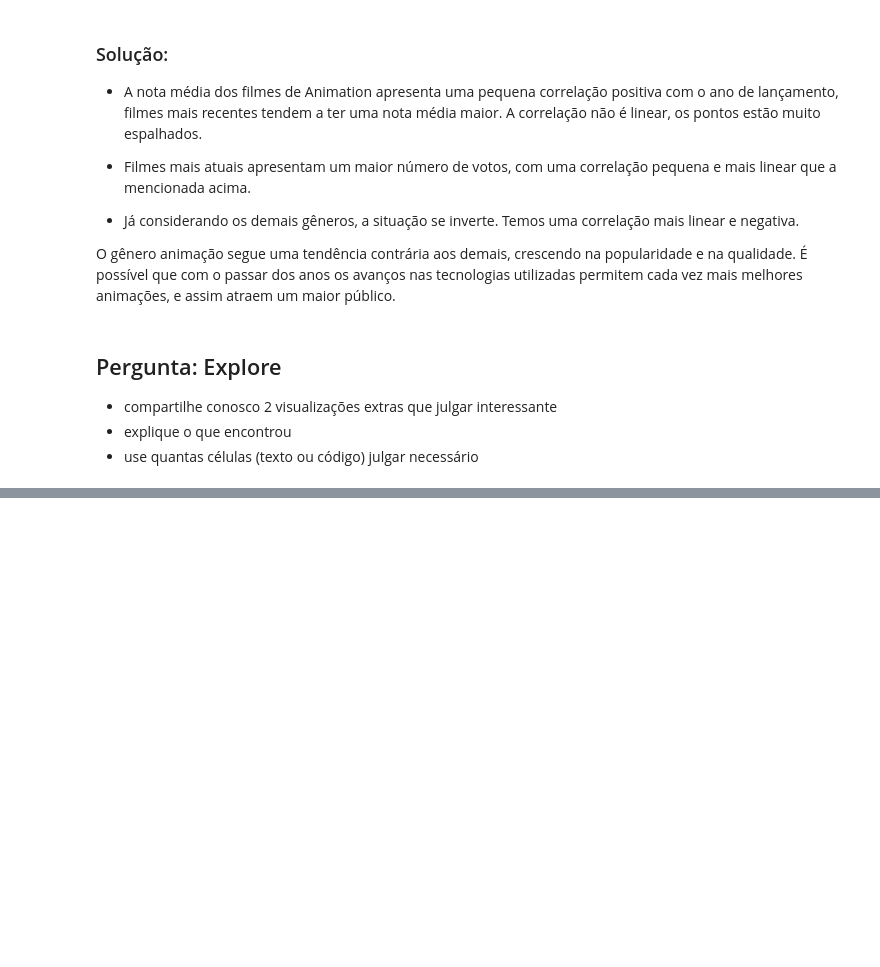
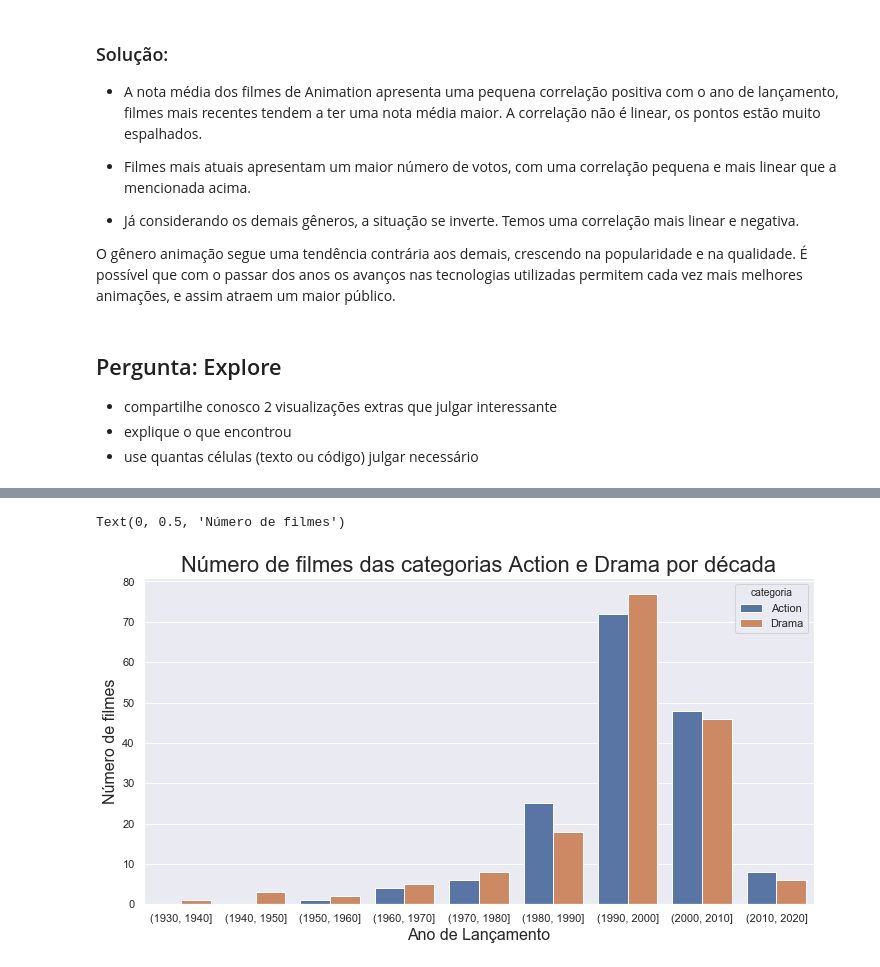
Before and after one commit to lucas-peixoto/Formacao-Data-Science-Alura, a Jupyter notebook: Formação Data Science Alura - Análise exploratória do MovieLens.ipynb, the cells around one changed output, grey strips where cells are left out. Cells and saved outputs as stored; diff of their text form; code cells hidden in the pictures; blank space fills up the shorter version.

```diff
--- a/Formação Data Science Alura - Análise exploratória do MovieLens.ipynb
+++ b/Formação Data Science Alura - Análise exploratória do MovieLens.ipynb
@@ -771,0 +778,30 @@ O gênero animação segue uma tendência contrária aos demais, crescendo na po
+# %%
+# Separando os filmes da categoria Action por década
+filmes_action = filmes.query('Action == 1')[:]
+
+classes = range(1930, 2021, 10)
+
+filmes_action['decada'] = pd.cut(
+        x=filmes_action['ano_de_lancamento'],
+        bins=classes
+    )
+
+filmes_action = filmes_action[['nota_media', 'decada']]
+filmes_action['categoria'] = 'Action'
+
+# Separando os filmes da categoria Drama por década
+filmes_drama = filmes.query('Drama == 1')[:]
+
+classes = range(1930, 2021, 10)
+
+filmes_drama['decada'] = pd.cut(
+        x=filmes_drama['ano_de_lancamento'],
+        bins=classes
+    )
+
+filmes_drama = filmes_drama[['nota_media', 'decada']]
+filmes_drama['categoria'] = 'Drama'
+
+# União dos dois conjuntos obtidos
+filmes_action_drama_por_decada = pd.concat([filmes_action, filmes_drama])
+filmes_action_drama_por_decada
@@ -771,0 +823,10 @@ O gênero animação segue uma tendência contrária aos demais, crescendo na po
+# %%
+ax = sns.countplot(x='decada', hue='categoria', data=filmes_action_drama_por_decada)
+
+ax.figure.set_size_inches((12, 6))
+ax.set_title('Número de filmes das categorias Action e Drama por década', fontsize=22)
+ax.set_xlabel('Ano de Lançamento', fontsize=16)
+ax.set_ylabel('Número de filmes', fontsize=16)
+# %% [output]
+Text(0, 0.5, 'Número de filmes')
+[figure, added]
```
Also changed, not shown: parts of 7 cells of this notebook.
